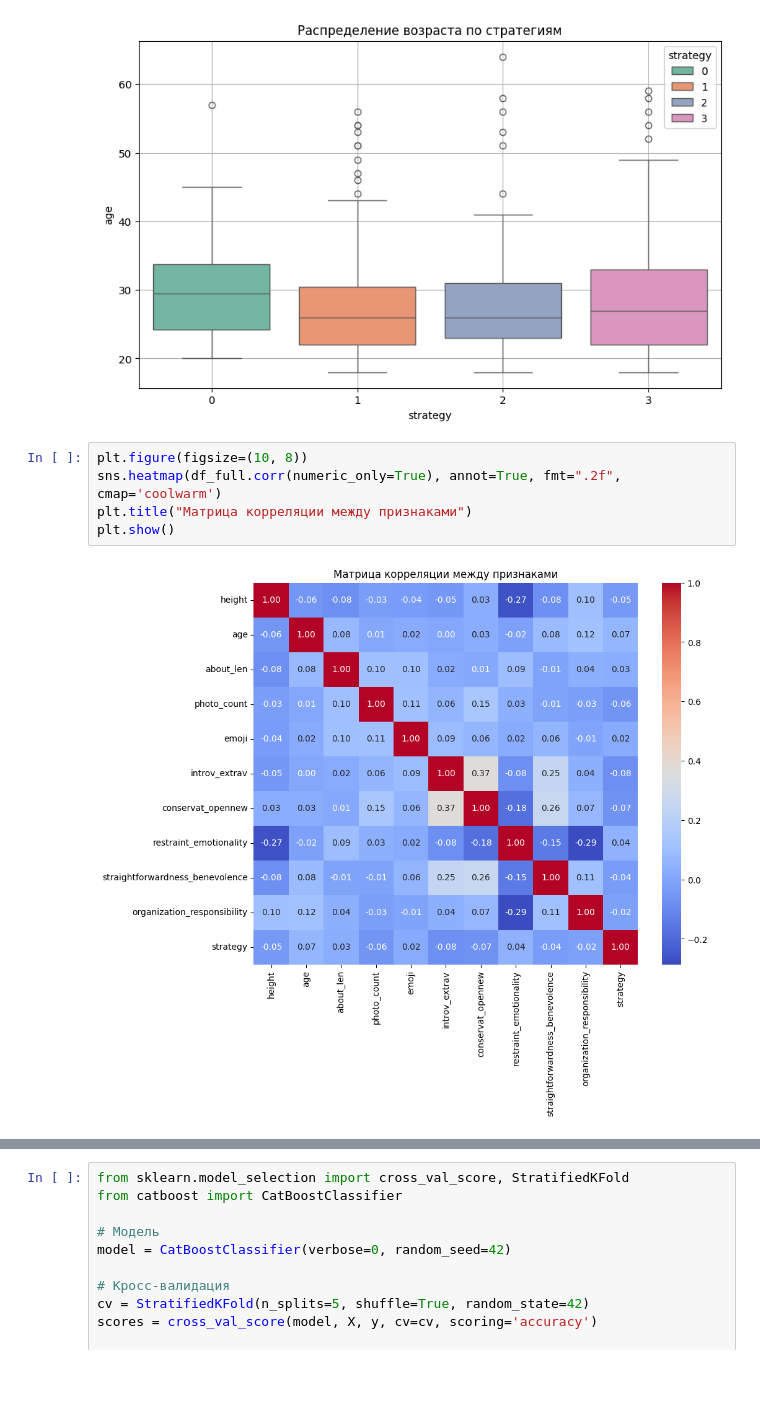
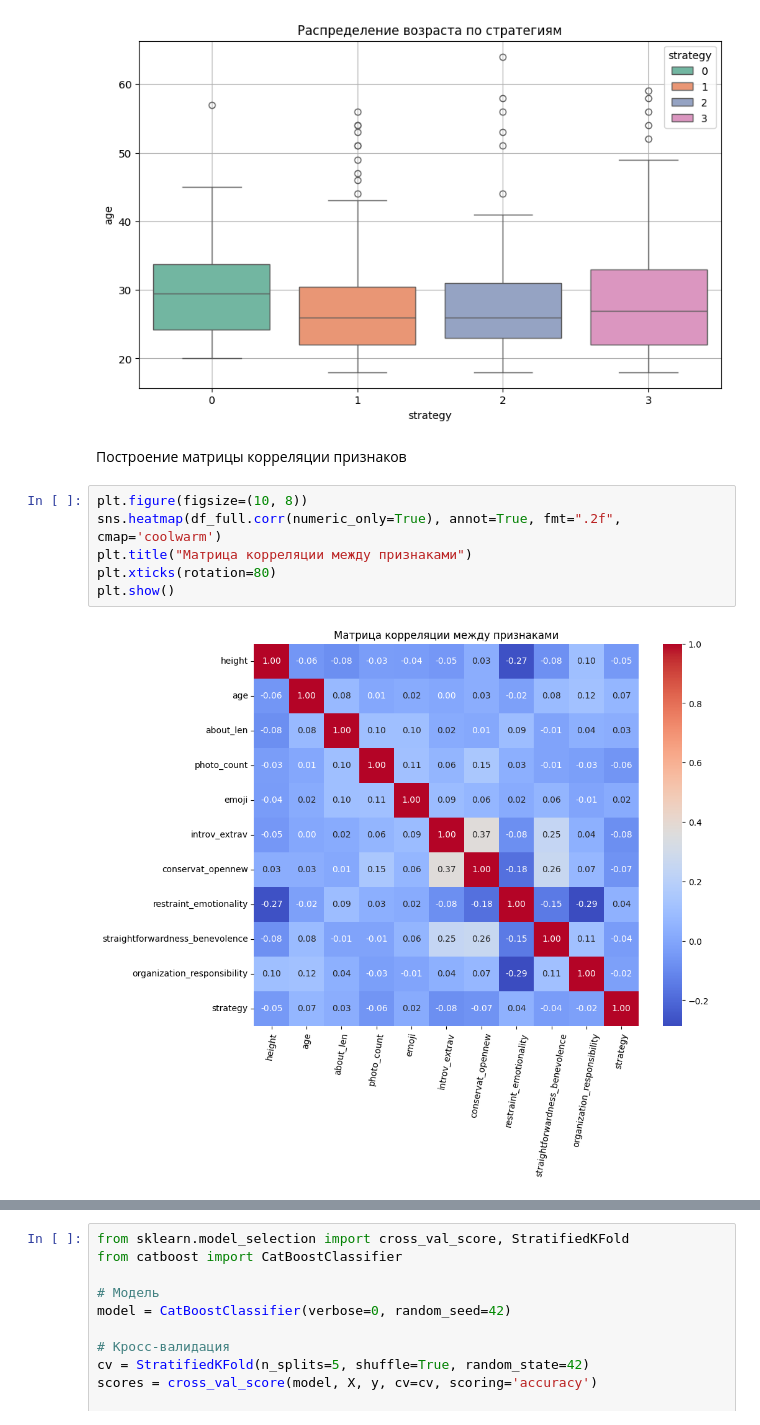
Before and after one commit to CTF-one-love/C4_HS, a Jupyter notebook: Testing_team_4.ipynb, the cells around one changed output, grey strips where cells are left out. Cells and saved outputs as stored; diff of their text form; blank space fills up the shorter version.

```diff
--- a/testing.ipynb
+++ b/Testing_team_4.ipynb
@@ -197,10 +221,13 @@ plt.grid(True)
 plt.show()
 # %% [output]
 [figure]
+# %% [markdown]
+Построение матрицы корреляции признаков
 # %%
 plt.figure(figsize=(10, 8))
 sns.heatmap(df_full.corr(numeric_only=True), annot=True, fmt=".2f", cmap='coolwarm')
 plt.title("Матрица корреляции между признаками")
+plt.xticks(rotation=80)
 plt.show()
 # %% [output]
-[figure, old version]
+[figure, new version]
```
Also changed, not shown: parts of 18 cells of this notebook, 2 other files.
